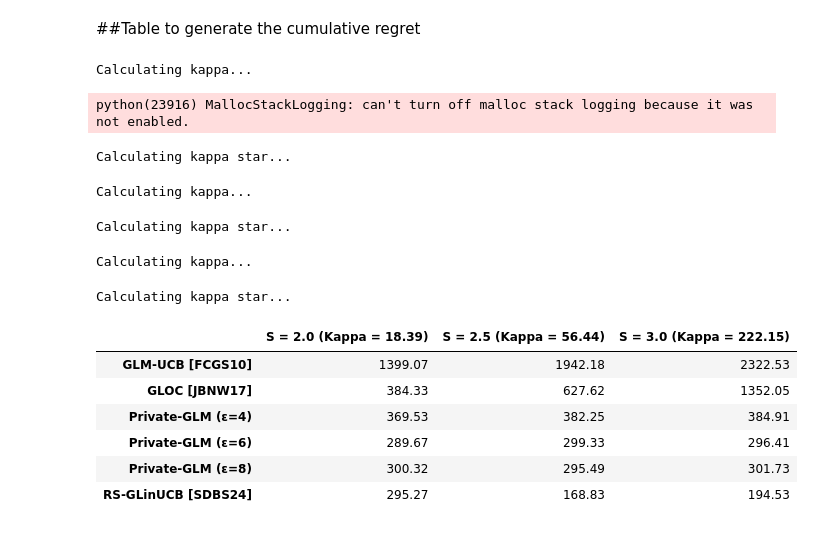
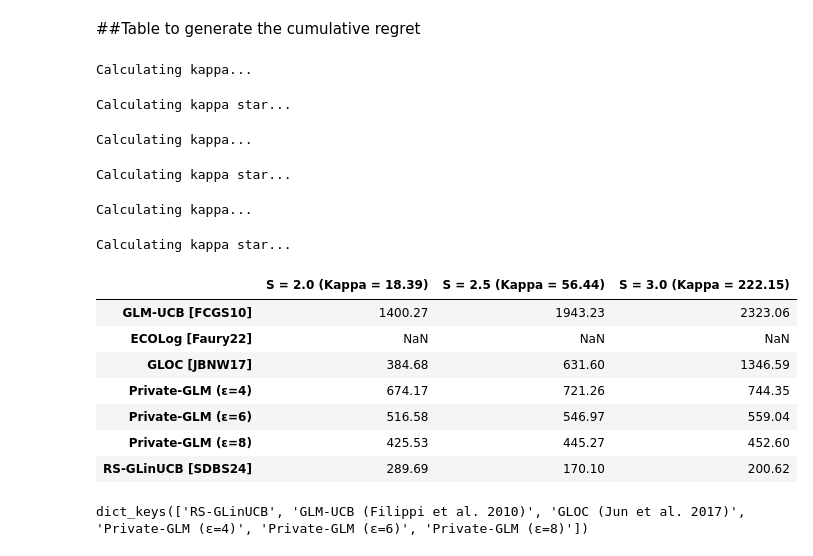
Before and after one commit to Sahasrajit123/Shuffle_joint_dp_generalized_linear_contextual_bandits, a Jupyter notebook: simulations_extra_probit.ipynb, the cells around one changed output. Saved outputs shown, nothing was run; the diff lists cells and outputs as text; code cells hidden in the pictures.

```diff
--- a/simulations_extra_probit.ipynb
+++ b/simulations_extra_probit.ipynb
@@ -355,8 +173,8 @@ Calculating kappa star...
 Kappa = 222.147513394731
 Theta = [0.44312407 2.73988626 1.13871169]
 # %%
-algo_names_list = ['RS-GLinUCB', 'EcoLog', 'GLOC', 'Private-GLM']
-num_trials = 5
+algo_names_list = ['RS-GLinUCB', 'GLM-UCB', 'GLOC', 'Private-GLM']
+num_trials = 1
 
 regret_dict = simulate_with_epsilon(num_trials, env, algo_names_list, 0.02, epsilon_arr = [4, 6,8], seed=109832)
 with open('./Results/Extras_probit/experiment_probit_uniform_split_S_3_0.pickle', 'wb') as f:
@@ -501,7 +223,7 @@ Calculating kappa star...
 Kappa = 477.96532802718076
 Theta = [0.48005107 2.96821012 1.23360434]
 # %%
-algo_names_list = ['RS-GLinUCB', 'EcoLog', 'GLOC', 'Private-GLM']
+algo_names_list = ['RS-GLinUCB', 'GLM-UCB', 'GLOC', 'Private-GLM']
 num_trials = 5
 
 regret_dict = simulate_with_epsilon(num_trials, env, algo_names_list, 0.02, epsilon_arr = [4, 6,8], seed=109832)
@@ -612,0 +331,12 @@ Algorithm mapping:
+# %%
+config = {"full_norm": True}
+config['seed'] = 109832
+config['model'] = 'Probit'
+config['theta_dim'] = 3
+config['num_arms'] = 10
+config['theta_norm'] = 3.5
+config['horizon_length'] = 5000
+
+env = GLMBandit(config=config)
+print('Kappa =', env.kappa)
+print('Theta =' , env.theta)
@@ -612,0 +348,8 @@ Algorithm mapping:
+# %%
+algo_names_list = ['RS-GLinUCB', 'GLM-UCB', 'GLOC', 'Private-GLM']
+num_trials = 1
+
+regret_dict = simulate_with_epsilon(num_trials, env, algo_names_list, 0.02, epsilon_arr = [4, 6,8], seed=109832)
+with open('./Results/Extras_probit/experiment_probit_uniform_split_S_3_5.pickle', 'wb') as f:
+    pickle.dump(regret_dict, f)
+plot_regret(regret_dict, env.T, './Results/Extras_probit/Probit_Regret_S_3_5.png')
@@ -639,7 +399,7 @@ for S in S_values:
 
     # Load corresponding regret pickle
     s_str = str(S).replace(".", "_")
-    fname = f"./Results/Extras_probit/experiment_probit_uniform_split_S_{s_str}.pickle"
+    fname = f"./Results/Extras_probit_mod/experiment_probit_uniform_split_S_{s_str}.pickle"
     with open(fname, "rb") as f:
         regret_dict = pickle.load(f)
 
@@ -655,46 +415,58 @@ for S in S_values:
     results[S] = cumulative
 
 # Optional: pretty mapping to match paper notation
+# algo_label_map = {
+#     "GLM-UCB (Filippi et al. 2010)": "GLM-UCB [FCGS10]",
+#     "GLOC (Jun et al. 2017)": "GLOC [JBNW17]",
+#     "RS-GLinUCB (Sawarni et al. 2024)": "RS-GLinUCB [SDBS24]",
+#     # Private-GLM labels are already descriptive; keep as-is
+# }
+
 algo_label_map = {
-    "GLM-UCB (Filippi et al. 2010)": "GLM-UCB [FCGS10]",
-    "GLOC (Jun et al. 2017)": "GLOC [JBNW17]",
-    "RS-GLinUCB (Sawarni et al. 2024)": "RS-GLinUCB [SDBS24]",
-    # Private-GLM labels are already descriptive; keep as-is
+"GLM-UCB (Filippi et al. 2010)": "GLM-UCB [FCGS10]",
+"GLOC (Jun et al. 2017)": "GLOC [JBNW17]",
+"ECOLog (Faury et al. 2022)": "ECOLog [Faury22]",
+"RS-GLinUCB": "RS-GLinUCB [SDBS24]",
 }
 
 # Fixed row order for the table
 alg_order = [
     "GLM-UCB [FCGS10]",
+    "ECOLog [Faury22]",
     "GLOC [JBNW17]",
     "Private-GLM (ε=4)",
     "Private-GLM (ε=6)",
     "Private-GLM (ε=8)",
     "RS-GLinUCB [SDBS24]",
 ]
 
 # Build DataFrame: rows = algorithms, cols = S (Kappa)
 cols = [f"S = {S} (Kappa = {kappa_values[S]:.2f})" for S in S_values]
 table = pd.DataFrame(index=alg_order, columns=cols, dtype=float)
 
 for S in S_values:
     for raw_name, cum_regret in results[S].items():
         label = algo_label_map.get(raw_name, raw_name)
         if label in table.index:
             table.loc[label, f"S = {S} (Kappa = {kappa_values[S]:.2f})"] = cum_regret
 
 display(table.round(2))
 # %% [output]
 Calculating kappa...
-python(23916) MallocStackLogging: can't turn off malloc stack logging because it was not enabled.
+Calculating kappa star...
-Calculating kappa star...
+Calculating kappa...
-Calculating kappa...
+Calculating kappa star...
-Calculating kappa star...
+Calculating kappa...
-Calculating kappa...
+Calculating kappa star...
-Calculating kappa star...
 |  | S = 2.0 (Kappa = 18.39) | S = 2.5 (Kappa = 56.44) | S = 3.0 (Kappa = 222.15) |
-| GLM-UCB [FCGS10] | 1399.07 | 1942.18 | 2322.53 |
-| GLOC [JBNW17] | 384.33 | 627.62 | 1352.05 |
-| Private-GLM (ε=4) | 369.53 | 382.25 | 384.91 |
-| Private-GLM (ε=6) | 289.67 | 299.33 | 296.41 |
-| Private-GLM (ε=8) | 300.32 | 295.49 | 301.73 |
-| RS-GLinUCB [SDBS24] | 295.27 | 168.83 | 194.53 |
+| GLM-UCB [FCGS10] | 1400.27 | 1943.23 | 2323.06 |
+| ECOLog [Faury22] | NaN | NaN | NaN |
+| GLOC [JBNW17] | 384.68 | 631.60 | 1346.59 |
+| Private-GLM (ε=4) | 674.17 | 721.26 | 744.35 |
+| Private-GLM (ε=6) | 516.58 | 546.97 | 559.04 |
+| Private-GLM (ε=8) | 425.53 | 445.27 | 452.60 |
+| RS-GLinUCB [SDBS24] | 289.69 | 170.10 | 200.62 |
+# %%
+regret_dict.keys()
+# %% [output]
+dict_keys(['RS-GLinUCB', 'GLM-UCB (Filippi et al. 2010)', 'GLOC (Jun et al. 2017)', 'Private-GLM (ε=4)', 'Private-GLM (ε=6)', 'Private-GLM (ε=8)'])
```
Also changed, not shown: parts of 6 cells of this notebook, 31 other files.
